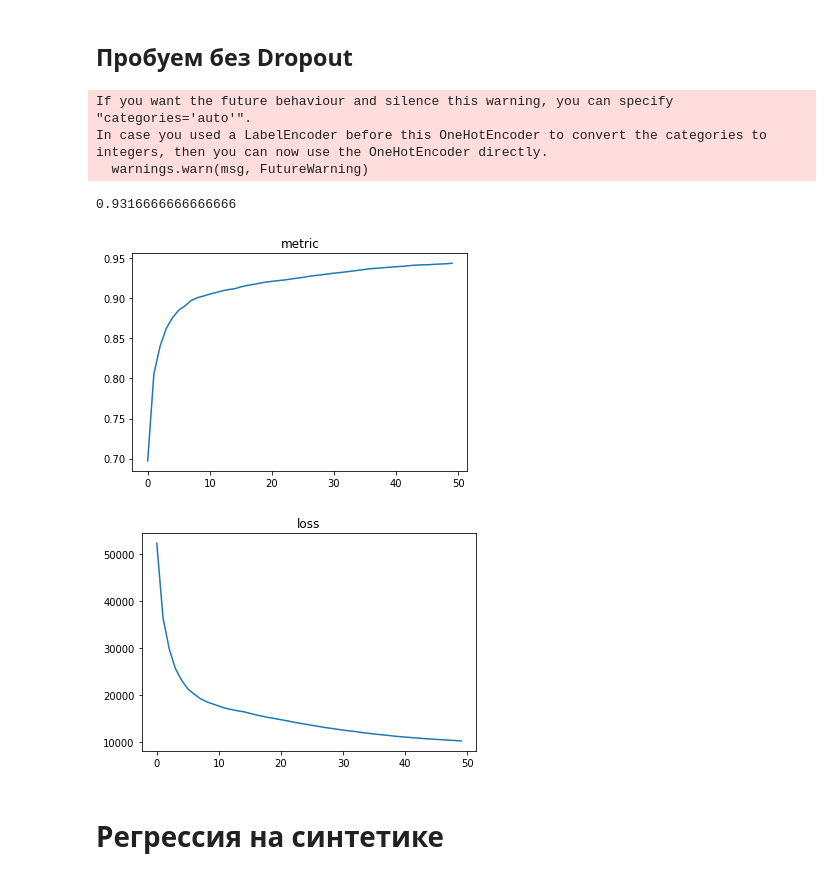
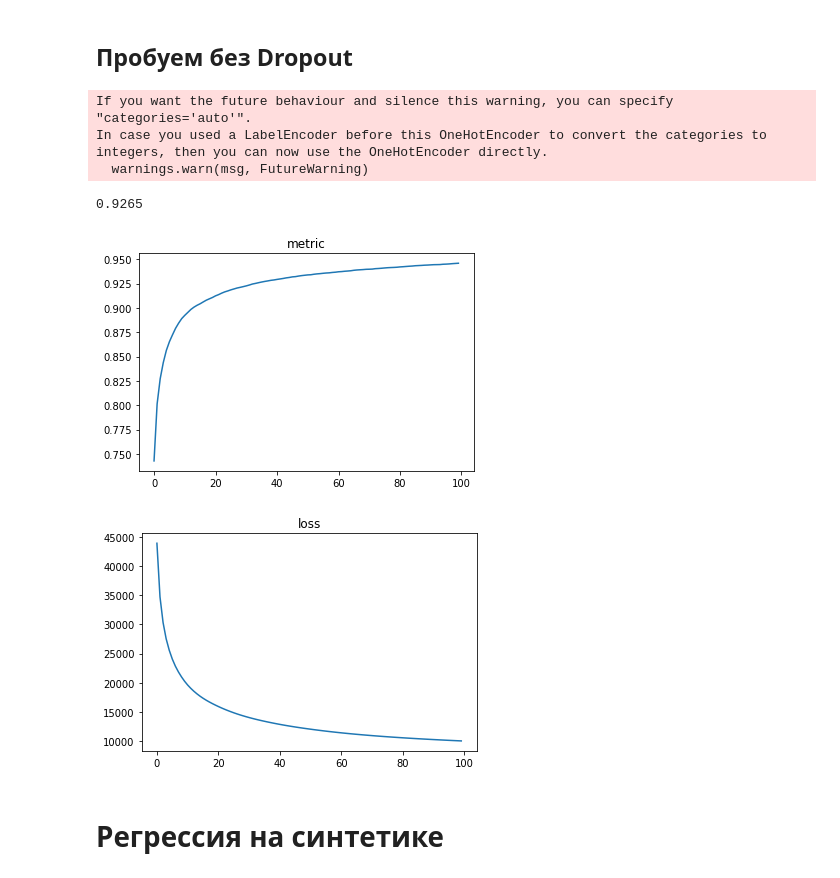
Before and after one commit to peter-pogorelov/spbsu-mlclass, a Jupyter notebook: ml-04.ipynb, the cells around one changed output. Drawn from its saved outputs; the diff is of its cells as text; code cells hidden in the pictures.

```diff
--- a/ml-04.ipynb
+++ b/ml-04.ipynb
@@ -517,33 +517,33 @@ In case you used a LabelEncoder before this OneHotEncoder to convert the categor
 # %% [markdown]
 ## Пробуем без Dropout
 # %%
-nn = NeuralNet(epochs=50, batch_size=256, lr=1, lr_decay_rate=1e-2)#3000, 2, 3e-4, 100)
+nn = NeuralNet(epochs=100, batch_size=500, lr=1, lr_decay_rate=1e-2)#3000, 2, 3e-4, 100)
 
 nn.add(InputLayer())
 nn.add(Dense(32))
-nn.add(ReLU())
+nn.add(Tanh())
 nn.add(Dense(10))
 nn.add(SoftMaxCrossEntropy())
 
 
 history = nn.fit(X_train, y_train.reshape(-1, 1))
 result = nn.predict(X_test)
 
 print(accuracy_score(result, y_test))
 
 plt.plot(history['metric'])
 plt.title('metric')
 plt.show()
 plt.plot(history['loss'])
 plt.title('loss')
 plt.show()
 # %% [output]
 If you want the future behaviour and silence this warning, you can specify "categories='auto'".
 In case you used a LabelEncoder before this OneHotEncoder to convert the categories to integers, then you can now use the OneHotEncoder directly.
   warnings.warn(msg, FutureWarning)
-0.9316666666666666
+0.9265
-[figure, old version]
+[figure, new version]
-[figure, old version]
+[figure, new version]
 # %% [markdown]
 # Регрессия на синтетике
 # %%
```
Also changed, not shown: parts of 8 cells of this notebook.
